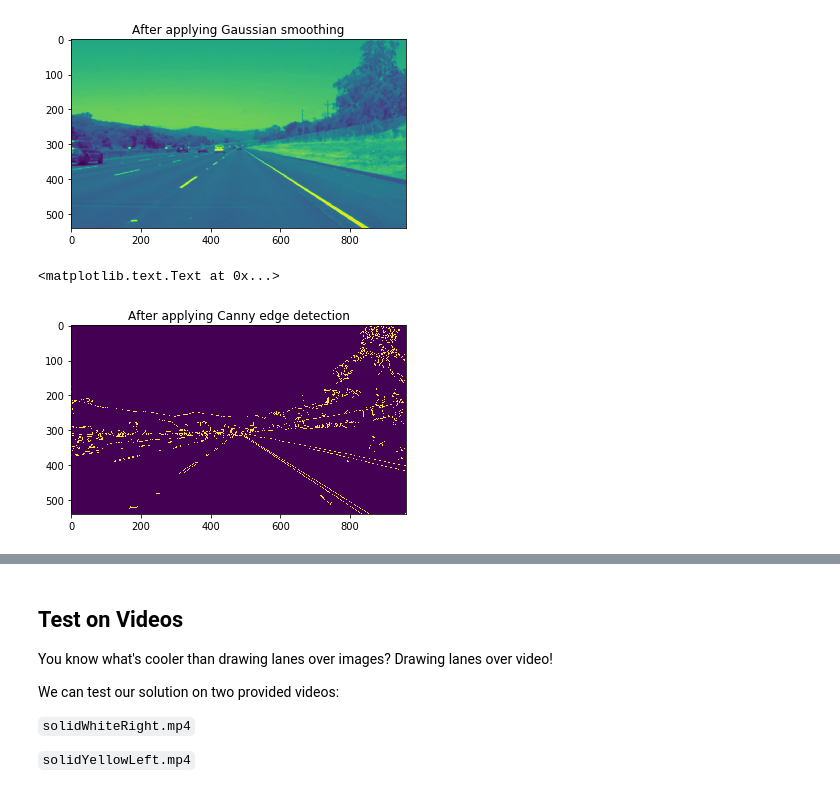
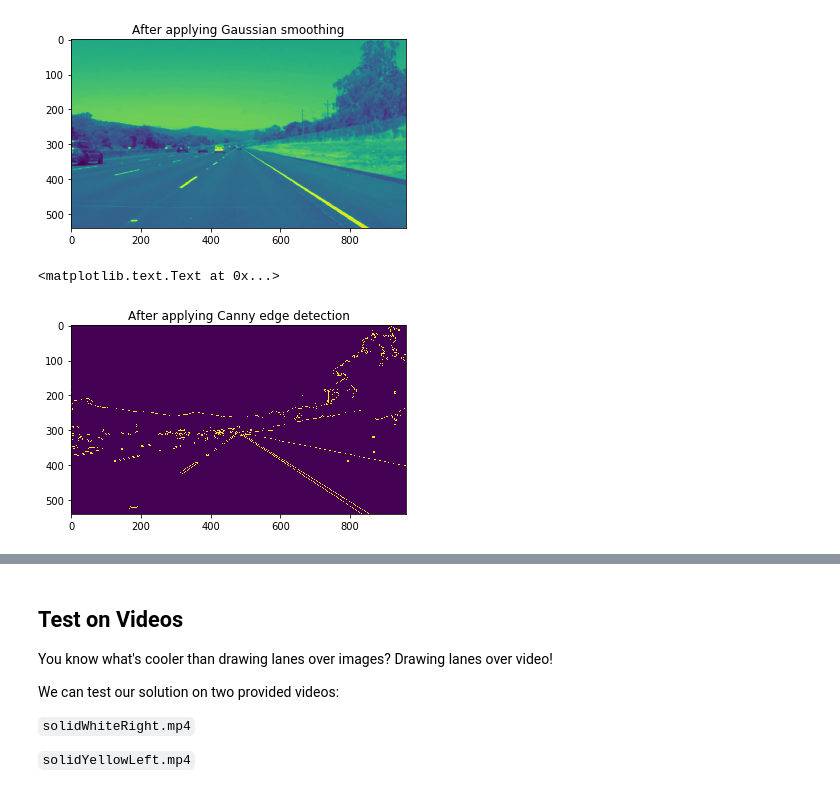
Before and after one commit to salvatorecampagna/CarND, a Jupyter notebook: term1/project1_detect_lane_lines/P1_Solution.ipynb, the cells around one changed output, grey strips where cells are left out. Drawn from its saved outputs; the diff is of its cells as text; code cells hidden in the pictures.

```diff
--- a/term1/project1_detect_lane_lines/P1_Solution.ipynb
+++ b/term1/project1_detect_lane_lines/P1_Solution.ipynb
@@ -330,12 +330,12 @@ plt.title("After applying Gaussian smoothing")
 # %%
 # Pipeline step 3
 # Apply Canny edge detection
-canny_image = canny(gray_image, low_threshold=50, high_threshold=150)
+canny_image = canny(blur_image, low_threshold=50, high_threshold=150)
 plt.imshow(canny_image)
 plt.title("After applying Canny edge detection")
 # %% [output]
 <matplotlib.text.Text at 0x...>
-[figure, old version]
+[figure, new version]
 # %%
 # Pipeline step 4
 # Select region of interest
```
Also changed, not shown: parts of 7 cells of this notebook.
